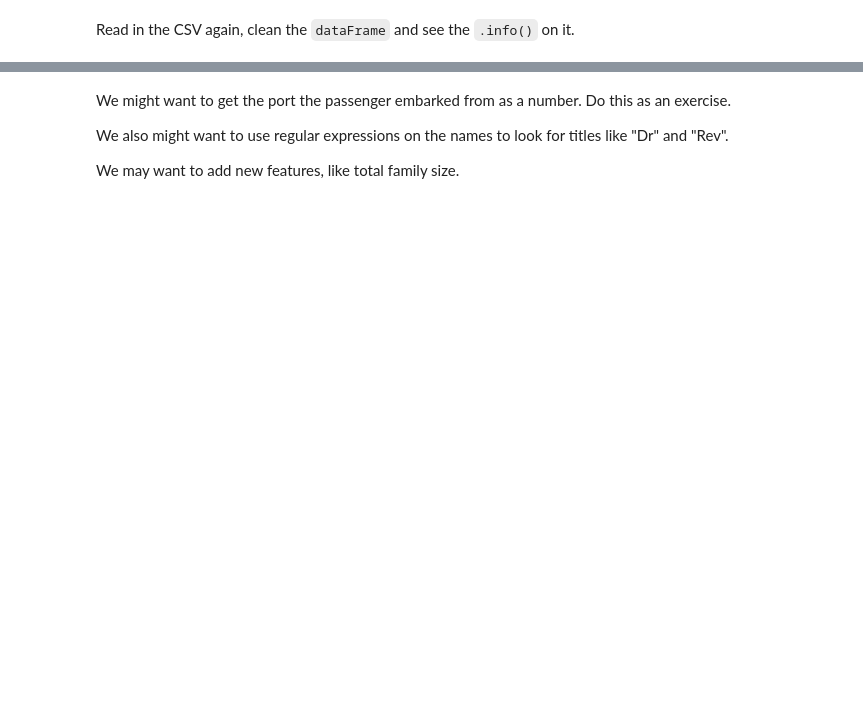
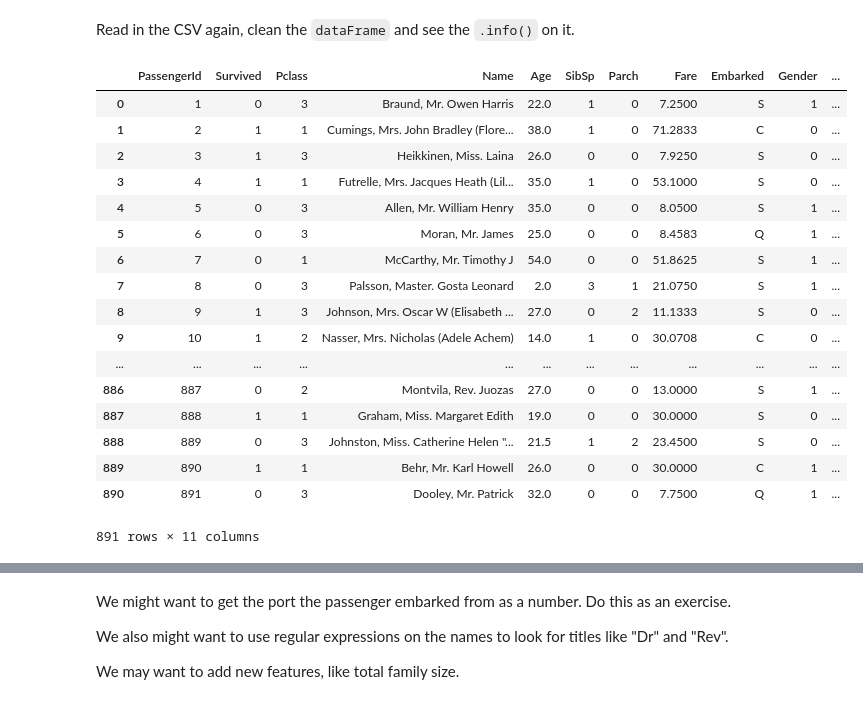
Before and after one commit to tiy-lv-python-2015-06/titanic, a Jupyter notebook: Titanic Starting Point.ipynb, the cells around one changed output, grey strips where cells are left out. Cells and saved outputs as stored; diff of their text form; code cells hidden in the pictures; blank space fills up the shorter version.

````diff
--- a/Titanic Starting Point.ipynb
+++ b/Titanic Starting Point.ipynb
@@ -262,2 +502,25 @@ def clean(df, median_ages=None):
 # %% [markdown]
 Read in the CSV again, clean the ```dataFrame``` and see the ```.info()``` on it.
+# %%
+train3 = pd.read_csv('titanic/train.csv')
+# %%
+clean(train3)
+# %% [output]
+|  | PassengerId | Survived | Pclass | Name | Age | SibSp | Parch | Fare | Embarked | Gender | ... |
+| 0 | 1 | 0 | 3 | Braund, Mr. Owen Harris | 22.0 | 1 | 0 | 7.2500 | S | 1 | ... |
+| 1 | 2 | 1 | 1 | Cumings, Mrs. John Bradley (Flore... | 38.0 | 1 | 0 | 71.2833 | C | 0 | ... |
+| 2 | 3 | 1 | 3 | Heikkinen, Miss. Laina | 26.0 | 0 | 0 | 7.9250 | S | 0 | ... |
+| 3 | 4 | 1 | 1 | Futrelle, Mrs. Jacques Heath (Lil... | 35.0 | 1 | 0 | 53.1000 | S | 0 | ... |
+| 4 | 5 | 0 | 3 | Allen, Mr. William Henry | 35.0 | 0 | 0 | 8.0500 | S | 1 | ... |
+| 5 | 6 | 0 | 3 | Moran, Mr. James | 25.0 | 0 | 0 | 8.4583 | Q | 1 | ... |
+| 6 | 7 | 0 | 1 | McCarthy, Mr. Timothy J | 54.0 | 0 | 0 | 51.8625 | S | 1 | ... |
+| 7 | 8 | 0 | 3 | Palsson, Master. Gosta Leonard | 2.0 | 3 | 1 | 21.0750 | S | 1 | ... |
+| 8 | 9 | 1 | 3 | Johnson, Mrs. Oscar W (Elisabeth ... | 27.0 | 0 | 2 | 11.1333 | S | 0 | ... |
+| 9 | 10 | 1 | 2 | Nasser, Mrs. Nicholas (Adele Achem) | 14.0 | 1 | 0 | 30.0708 | C | 0 | ... |
+| ... | ... | ... | ... | ... | ... | ... | ... | ... | ... | ... | ... |
+| 886 | 887 | 0 | 2 | Montvila, Rev. Juozas | 27.0 | 0 | 0 | 13.0000 | S | 1 | ... |
+| 887 | 888 | 1 | 1 | Graham, Miss. Margaret Edith | 19.0 | 0 | 0 | 30.0000 | S | 0 | ... |
+| 888 | 889 | 0 | 3 | Johnston, Miss. Catherine Helen "... | 21.5 | 1 | 2 | 23.4500 | S | 0 | ... |
+| 889 | 890 | 1 | 1 | Behr, Mr. Karl Howell | 26.0 | 0 | 0 | 30.0000 | C | 1 | ... |
+| 890 | 891 | 0 | 3 | Dooley, Mr. Patrick | 32.0 | 0 | 0 | 7.7500 | Q | 1 | ... |
+891 rows × 11 columns
````
Also changed, not shown: parts of 51 cells of this notebook.
